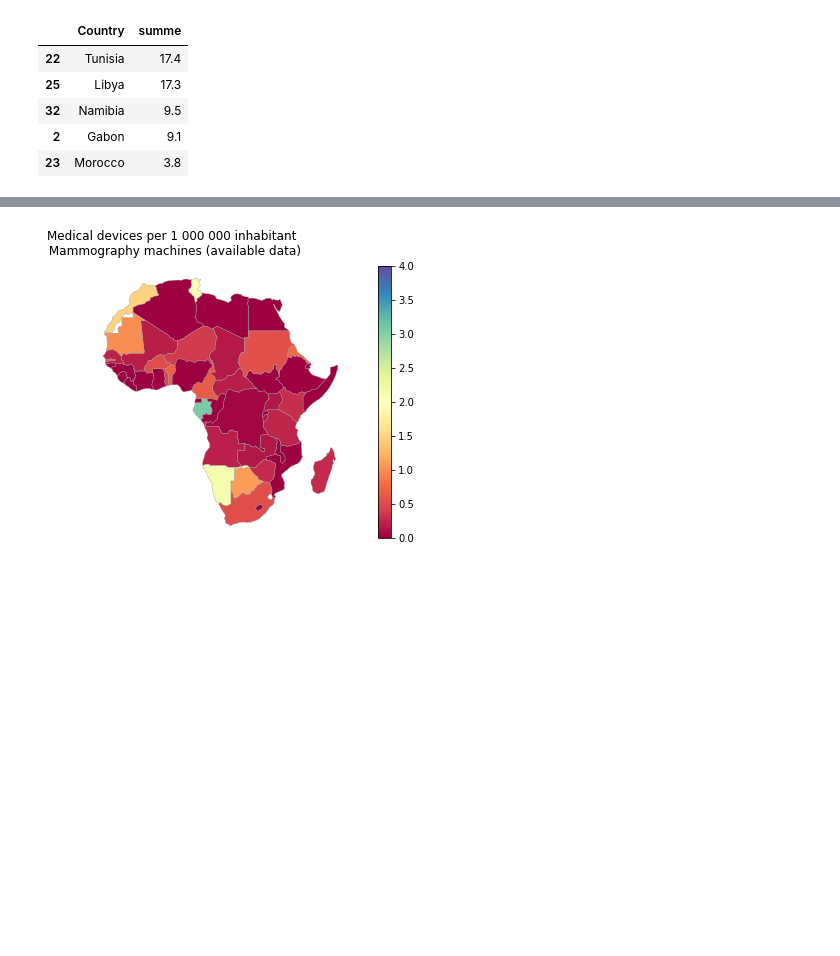
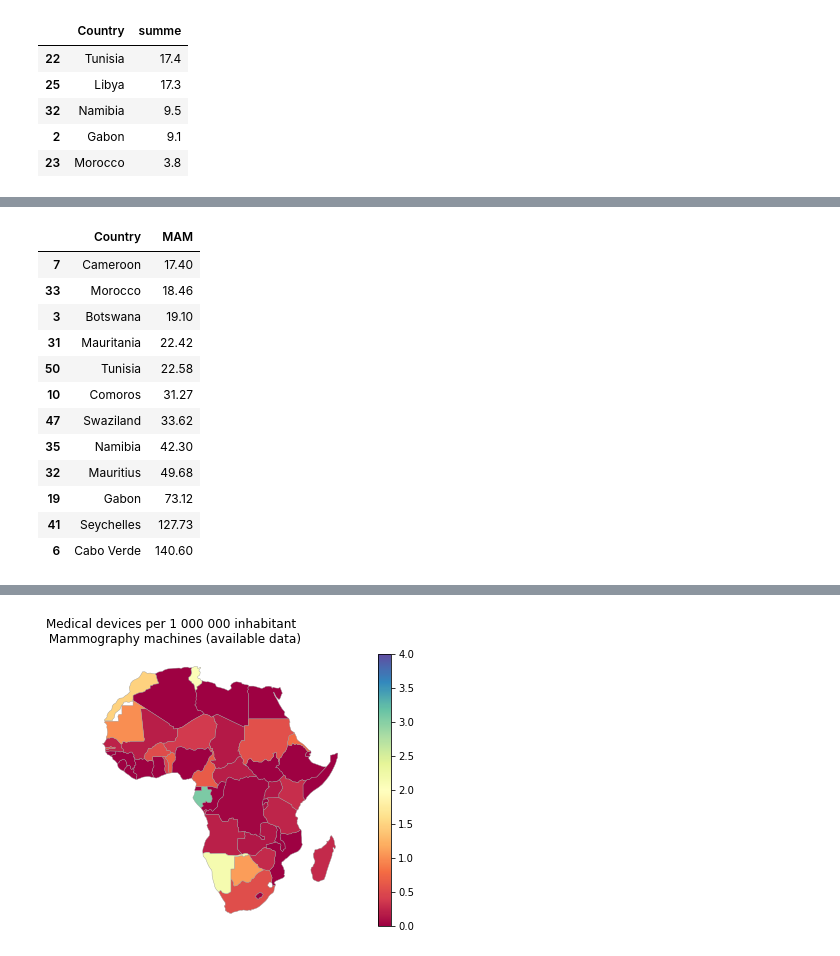
Before and after one commit to inestej/cancer_africa, a Jupyter notebook: Medical_devices.ipynb, the cells around one changed output, grey strips where cells are left out. Drawn from its saved outputs; the diff is of its cells as text; code cells hidden in the pictures; blank space fills up the shorter version.

```diff
--- a/Medical_devices.ipynb
+++ b/Medical_devices.ipynb
@@ -138,3 +177,19 @@ med[['Country', "summe"]].sort_values(by=['summe']).head(12)
+# %%
+med[['Country', "MAM"]].sort_values(by=['MAM']).tail(12)
+# %% [output]
+|  | Country | MAM |
+| 7 | Cameroon | 17.40 |
+| 33 | Morocco | 18.46 |
+| 3 | Botswana | 19.10 |
+| 31 | Mauritania | 22.42 |
+| 50 | Tunisia | 22.58 |
+| 10 | Comoros | 31.27 |
+| 47 | Swaziland | 33.62 |
+| 35 | Namibia | 42.30 |
+| 32 | Mauritius | 49.68 |
+| 19 | Gabon | 73.12 |
+| 41 | Seychelles | 127.73 |
+| 6 | Cabo Verde | 140.60 |
 # %%
 med['summe'] = round((med['CT'] + med['MRI'] + med['PET'] + med['GC'] + med['LA'] + med['TU'] + med['R']),1)
 df = africa.merge(med, on='name').copy()
```
Also changed, not shown: parts of 5 cells of this notebook.
